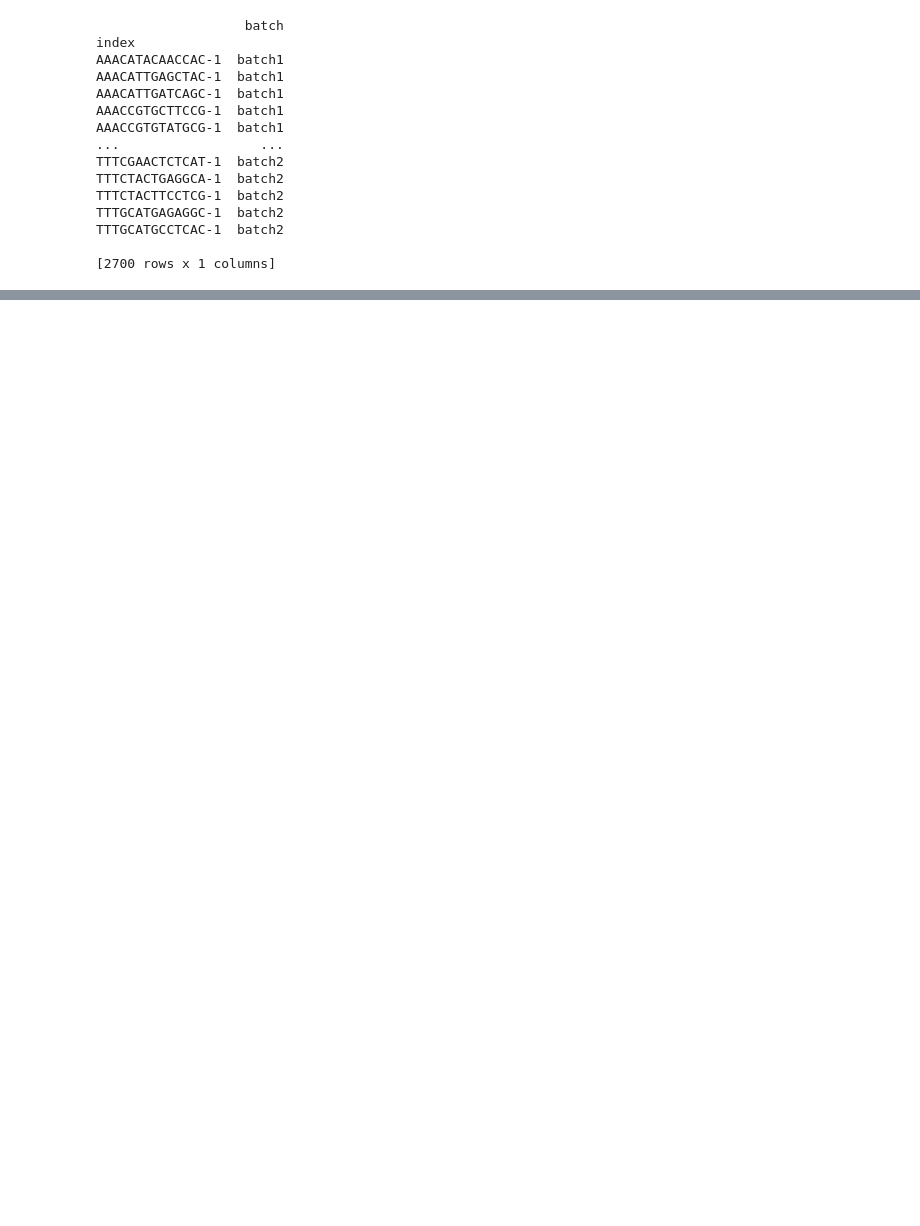
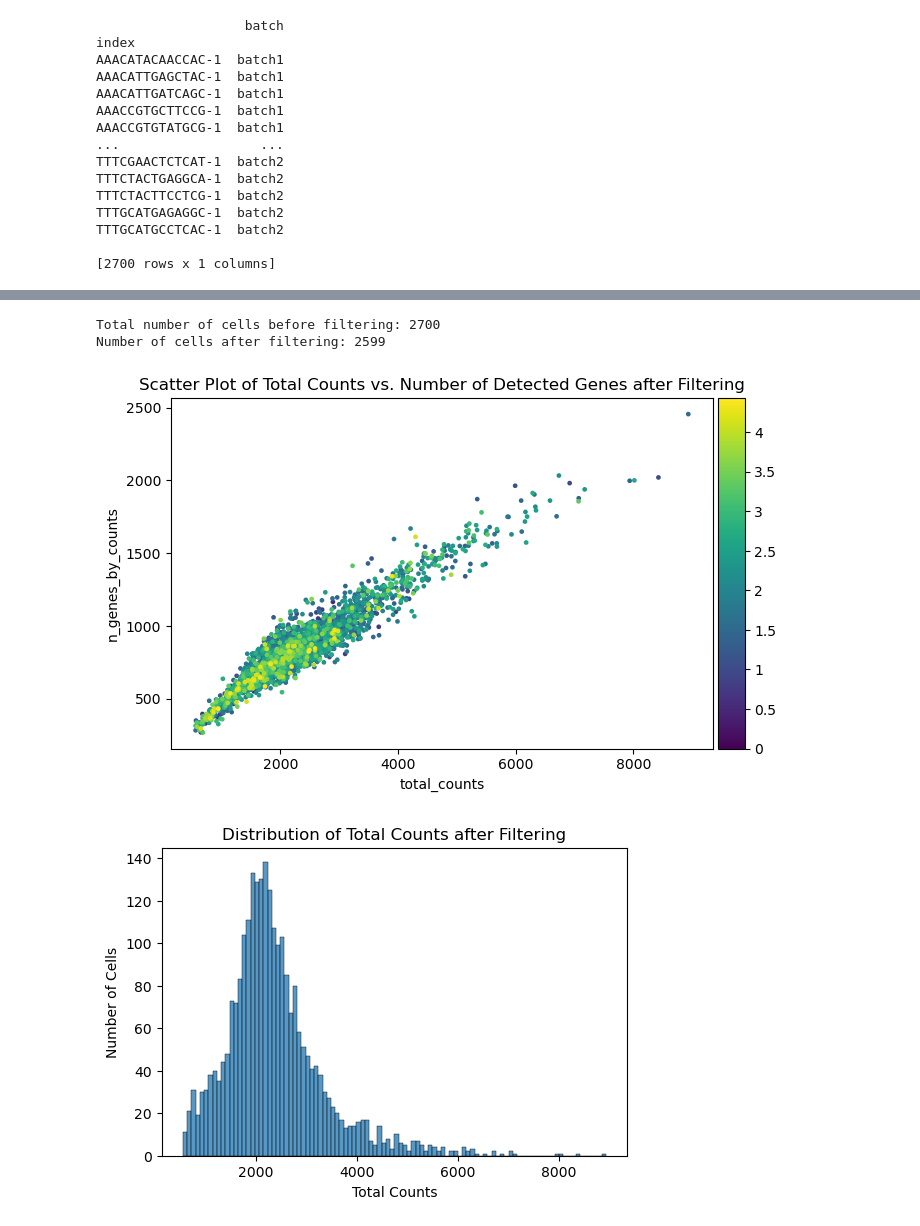
Before and after one commit to YunkeW/Single-Cell, a Jupyter notebook: single_cell.ipynb, the cells around one changed output, grey strips where cells are left out. Saved outputs shown, nothing was run; the diff lists cells and outputs as text; code cells hidden in the pictures; blank space fills up the shorter version.

```diff
--- a/single_cell.ipynb
+++ b/single_cell.ipynb
@@ -185,0 +245,73 @@ AC002321.1                   0.0  False  False
+# %%
+from scipy.stats import median_abs_deviation
+
+# 1. Define a function to detect outliers based on MAD
+def is_outlier(adata, metric, n_mads=5):
+    """
+    Flags cells that are more than `n_mads` median absolute deviations
+    away from the median for a given metric in adata.obs.
+    """
+    M = adata.obs[metric]
+    med = np.median(M)
+    mad = median_abs_deviation(M, scale='normal')
+
+    outlier_mask = (M < med - n_mads * mad) | (M > med + n_mads * mad)
+    return outlier_mask
+
+# 2. Create log-transformed metrics for total counts and number of genes
+adata.obs["log1p_total_counts"] = np.log1p(adata.obs["total_counts"])
+adata.obs["log1p_n_genes_by_counts"] = np.log1p(adata.obs["n_genes_by_counts"])
+
+# 3. Flag outliers for total counts, number of genes, and mitochondrial percentage
+adata.obs["outlier_total_counts"] = is_outlier(adata, "log1p_total_counts", n_mads=5)
+adata.obs["outlier_n_genes"] = is_outlier(adata, "log1p_n_genes_by_counts", n_mads=5)
+adata.obs["outlier_pct_counts_mt"] = is_outlier(adata, "pct_counts_mt", n_mads=3)
+
+# 4. Combine outlier masks and filter the data
+combined_outlier_mask = (
+    adata.obs["outlier_total_counts"] |
+    adata.obs["outlier_n_genes"] |
+    adata.obs["outlier_pct_counts_mt"]
+)
+
+print(f"Total number of cells before filtering: {adata.n_obs}")
+
+# Filter out the outliers
+adata_filtered = adata[~combined_outlier_mask].copy()
+
+print(f"Number of cells after filtering: {adata_filtered.n_obs}")
+# Scatter plot of total_counts vs. n_genes_by_counts
+# colored by pct_counts_mt
+sc.pl.scatter(
+    adata_filtered,
+    x='total_counts',
+    y='n_genes_by_counts',
+    color='pct_counts_mt',
+    title='Scatter Plot of Total Counts vs. Number of Detected Genes after Filtering'
+)
+
+plt.figure(figsize=(6, 4))
+p1 = sns.histplot(data=adata_filtered.obs, x='total_counts', bins=100, kde=False)
+p1.set_xlabel('Total Counts')
+p1.set_ylabel('Number of Cells')
+p1.set_title('Distribution of Total Counts after Filtering')
+plt.show()
+
+plt.figure(figsize=(6, 4))
+p1 = sns.histplot(data=adata_filtered.obs, x='n_genes_by_counts', bins=100, kde=False)
+p1.set_xlabel('n_genes_by_counts')
+p1.set_ylabel('Number of Cells')
+p1.set_title('Distribution of n_genes_by_counts after Filtering')
+plt.show()
+
+# Violin plot of percentage of mitochondrial counts
+sc.pl.violin(
+    adata_filtered,
+    keys='pct_counts_mt',
+    jitter=0.4
+)
+# %% [output]
+Total number of cells before filtering: 2700
+Number of cells after filtering: 2599
+[figure, added]
+[figure, added]
```
Also changed, not shown: parts of 22 cells of this notebook.
